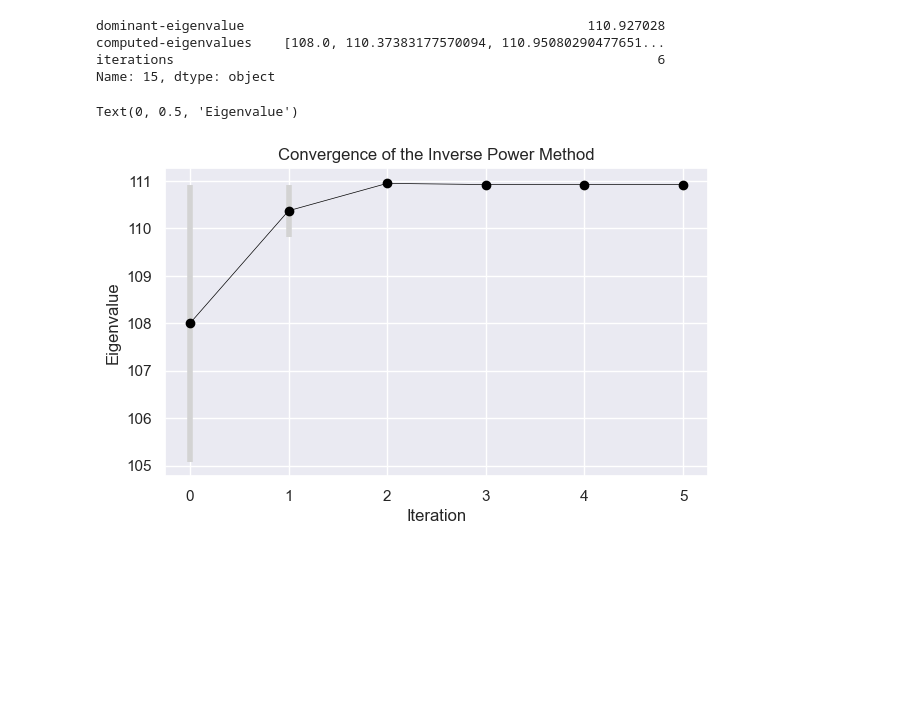
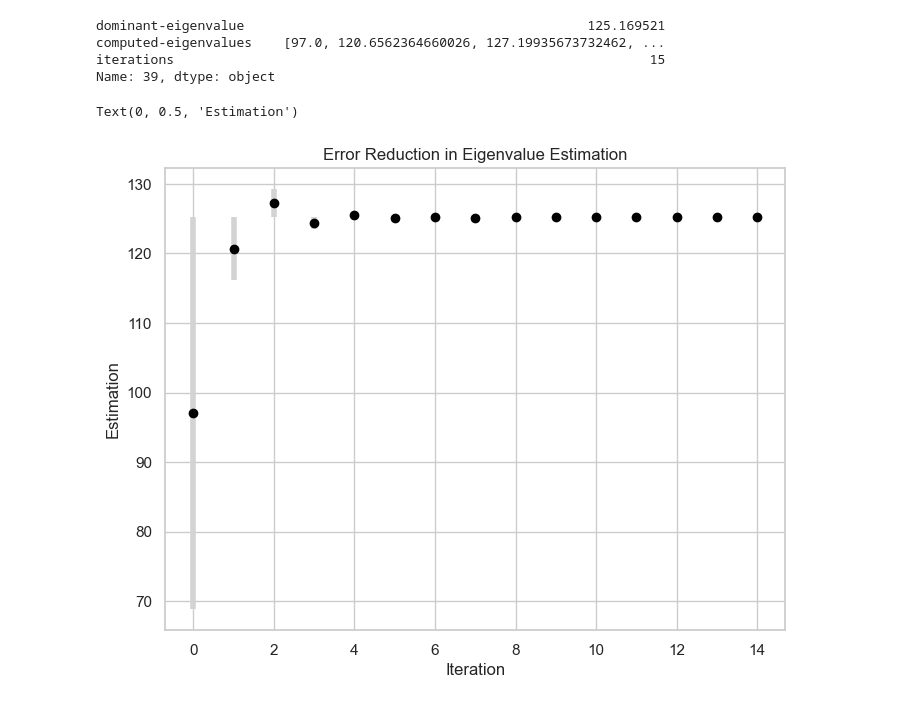
Before and after one commit to serize02/Eigen-Analyzer, a Jupyter notebook: data.ipynb, the cells around one changed output. Cells and saved outputs as stored; diff of their text form; code cells hidden in the pictures; blank space fills up the shorter version.

Commit message:
feat: plot

```diff
--- a/data.ipynb
+++ b/data.ipynb
@@ -16,0 +19,5 @@ df.head()
+# %%
+sns.set_theme(style='whitegrid')
+plt.figure(figsize=(8, 6))
+plt.plot(list(range(len(df))), df['dominant-eigenvalue'], 'o')
+plt.title('Dominant Eigenvalues of Matrices')
@@ -17,23 +27,22 @@ df.head()
 # %%
-row = df[df['iterations'] == 6].iloc[0]
+row = df[df['iterations'] == 15].iloc[0]
 row
 # %% [output]
-dominant-eigenvalue                                            110.927028
-computed-eigenvalues    [108.0, 110.37383177570094, 110.95080290477651...
-iterations                                                              6
-Name: 15, dtype: object
+dominant-eigenvalue                                            125.169521
+computed-eigenvalues    [97.0, 120.6562364660026, 127.19935673732462, ...
+iterations                                                             15
+Name: 39, dtype: object
 # %%
 values = eval(row['computed-eigenvalues'])
 iter = [_ for _ in range(int(row['iterations']))]
 errors = [abs(row['dominant-eigenvalue'] - v) for v in values]
 # %%
-sns.set_theme(style='darkgrid')
-plt.figure(figsize=(7, 4))
+plt.figure(figsize=(8, 6))
 plt.errorbar(iter, values, errors, fmt='o', color='black', ecolor='lightgray', elinewidth=4, capsize=0)
-plt.plot(iter, values, linestyle='-', color='black', linewidth=0.5)
-plt.title('Convergence of the Inverse Power Method')
+plt.grid(True)
+plt.title('Error Reduction in Eigenvalue Estimation')
 plt.xlabel('Iteration')
-plt.ylabel('Eigenvalue')
+plt.ylabel('Estimation')
 # %% [output]
-Text(0, 0.5, 'Eigenvalue')
+Text(0, 0.5, 'Estimation')
-[figure, old version]
+[figure, new version]
```
Also changed, not shown: parts of 3 cells of this notebook, 1 other file.
